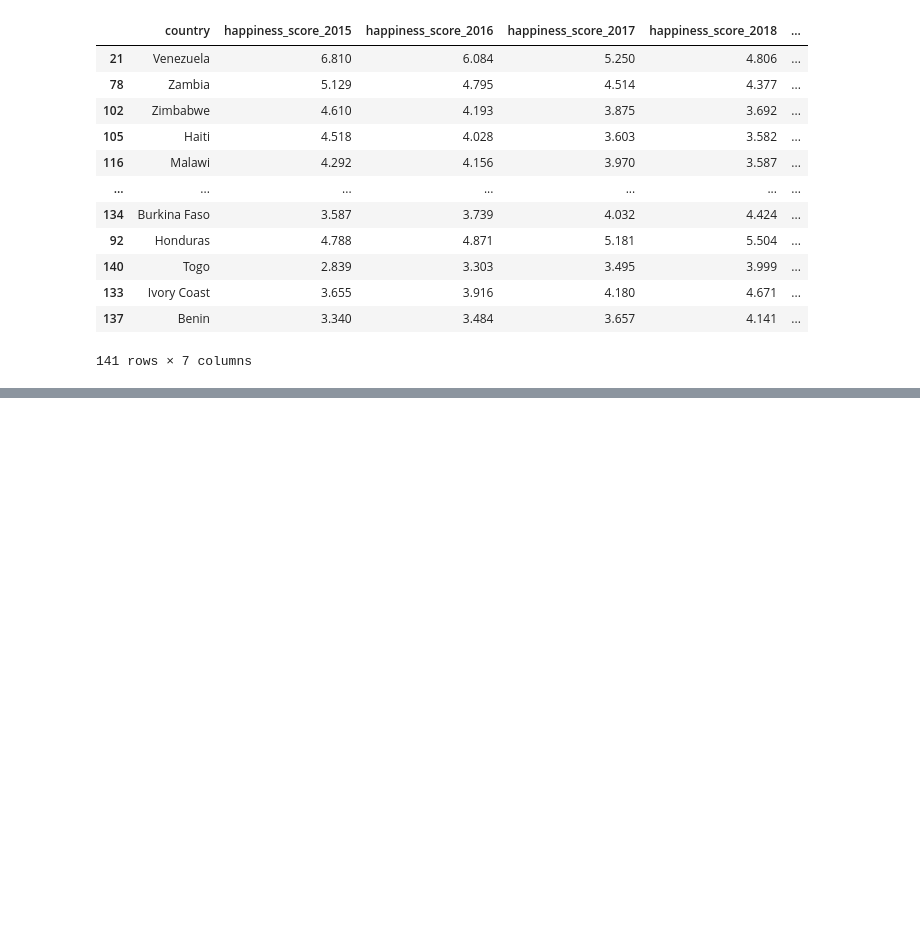
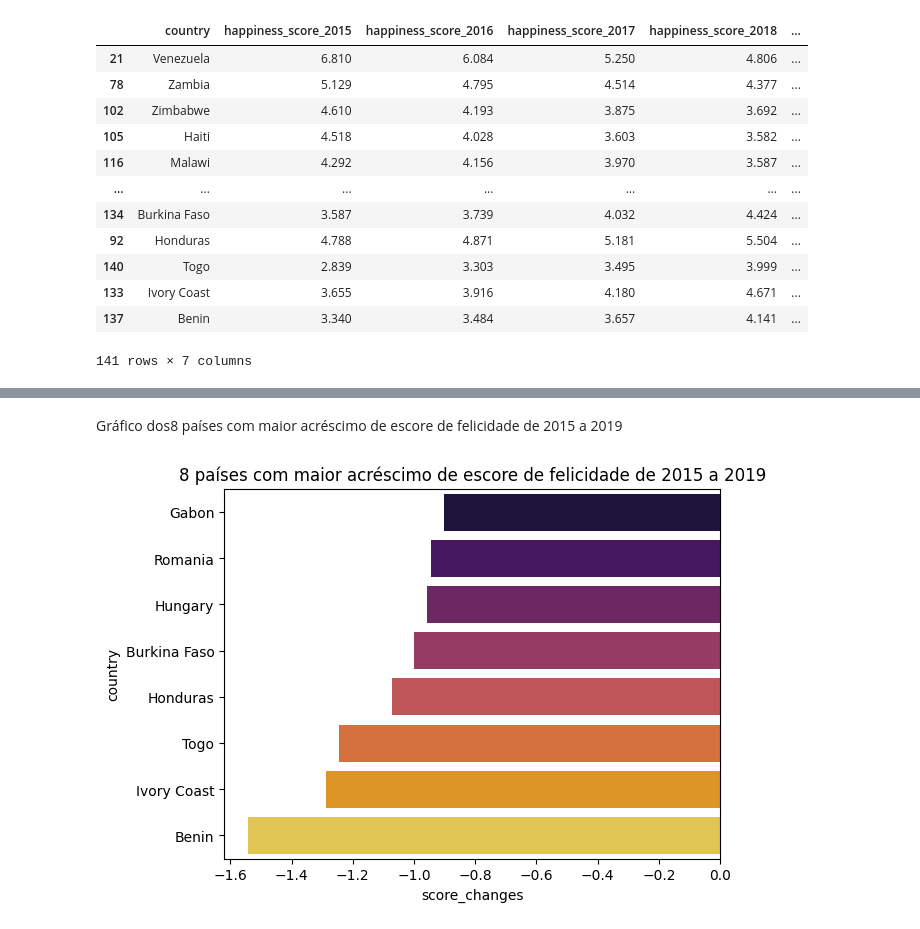
Before and after one commit to crismassaneiro/world-happiness-report, a Jupyter notebook: analisys.ipynb, the cells around one changed output, grey strips where cells are left out. Drawn from its saved outputs; the diff is of its cells as text; code cells hidden in the pictures; blank space fills up the shorter version.

```diff
--- a/analisys.ipynb
+++ b/analisys.ipynb
@@ -146,0 +151,8 @@ plt.show()
+# %% [markdown]
+Gráfico dos8 países com maior acréscimo de escore de felicidade de 2015 a 2019
+# %%
+sns.barplot(y = df_graph2["country"][-8:], x = df_graph2["score_changes"][-8:],palette="inferno")
+plt.title('8 países com maior acréscimo de escore de felicidade de 2015 a 2019')
+plt.show()
+# %% [output]
+[figure, added]
```
Also changed, not shown: parts of 3 cells of this notebook.
